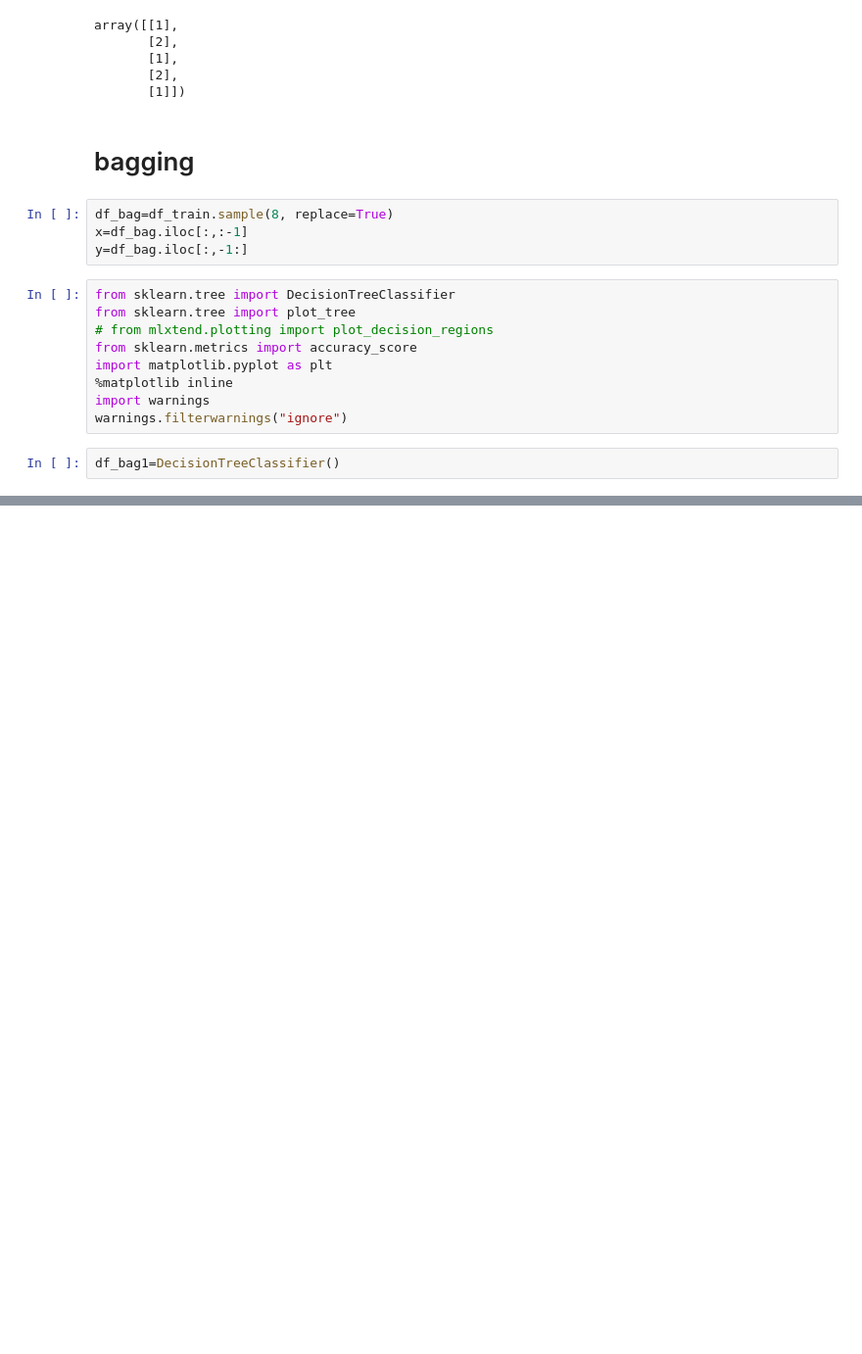
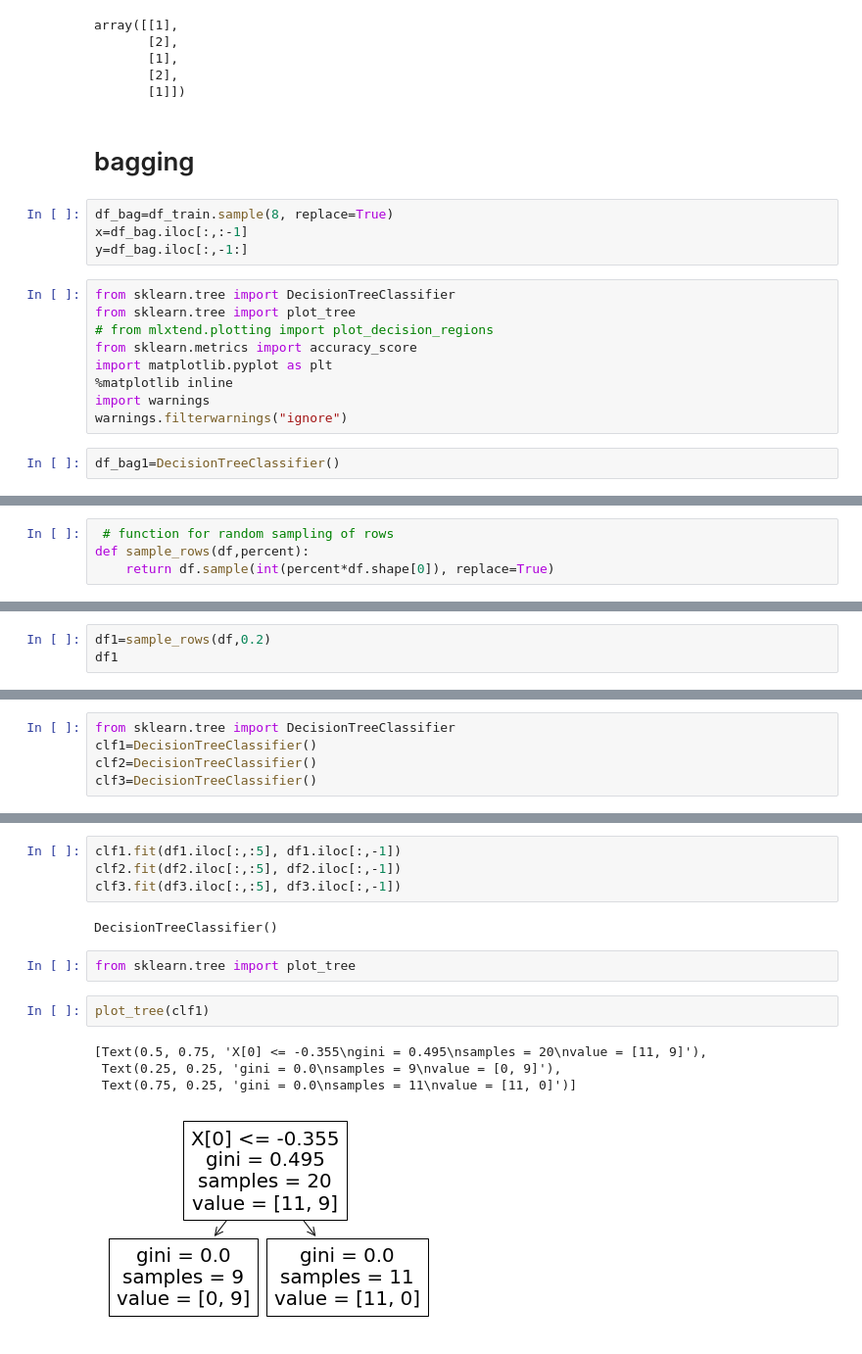
Before and after one commit to Lucifer55555/Backup, a Jupyter notebook: python_practice/Random_forest.ipynb, the cells around one changed output, grey strips where cells are left out. Shown at 98% size. Saved outputs shown, nothing was run; the diff lists cells and outputs as text; blank space fills up the shorter version.

```diff
--- a/python_practice/Random_forest.ipynb
+++ b/python_practice/Random_forest.ipynb
@@ -234,0 +256,4 @@ prediction5 [2]
+# %%
+ # function for random sampling of rows
+def sample_rows(df,percent):
+    return df.sample(int(percent*df.shape[0]), replace=True)
@@ -234,0 +269,3 @@ prediction5 [2]
+# %%
+df1=sample_rows(df,0.2)
+df1
@@ -234,0 +296,5 @@ prediction5 [2]
+# %%
+from sklearn.tree import DecisionTreeClassifier
+clf1=DecisionTreeClassifier()
+clf2=DecisionTreeClassifier()
+clf3=DecisionTreeClassifier()
@@ -234,0 +321,15 @@ prediction5 [2]
+# %%
+clf1.fit(df1.iloc[:,:5], df1.iloc[:,-1])
+clf2.fit(df2.iloc[:,:5], df2.iloc[:,-1])
+clf3.fit(df3.iloc[:,:5], df3.iloc[:,-1])
+# %% [output]
+DecisionTreeClassifier()
+# %%
+from sklearn.tree import plot_tree
+# %%
+plot_tree(clf1)
+# %% [output]
+[Text(0.5, 0.75, 'X[0] <= -0.355\ngini = 0.495\nsamples = 20\nvalue = [11, 9]'),
+ Text(0.25, 0.25, 'gini = 0.0\nsamples = 9\nvalue = [0, 9]'),
+ Text(0.75, 0.25, 'gini = 0.0\nsamples = 11\nvalue = [11, 0]')]
+[figure, added]
```
Also changed, not shown: parts of 31 cells of this notebook, 3 other files.
